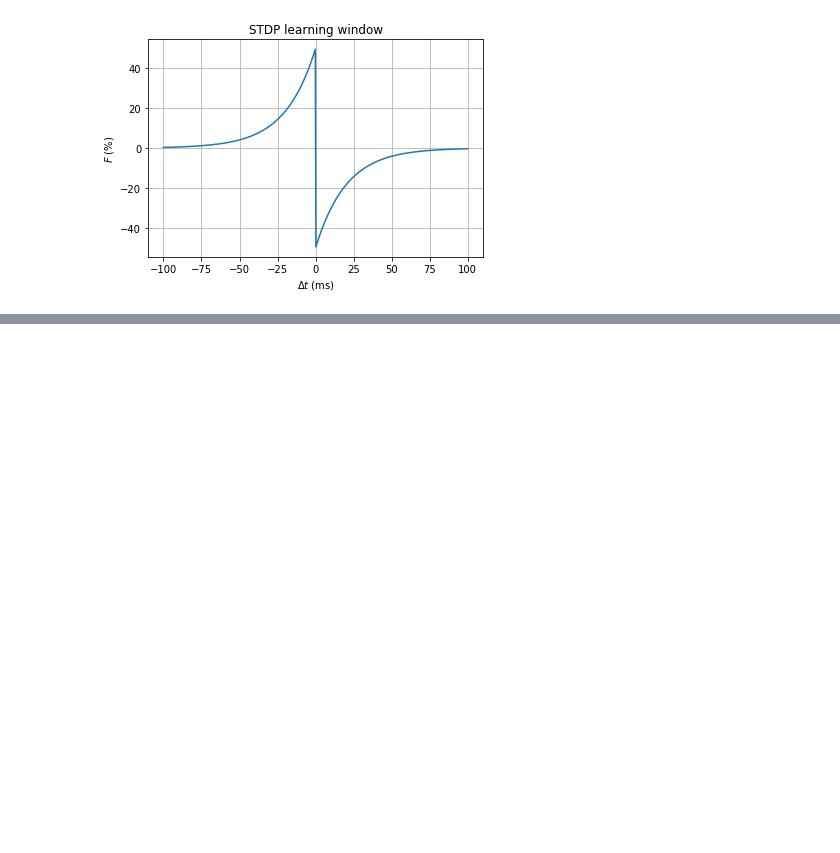
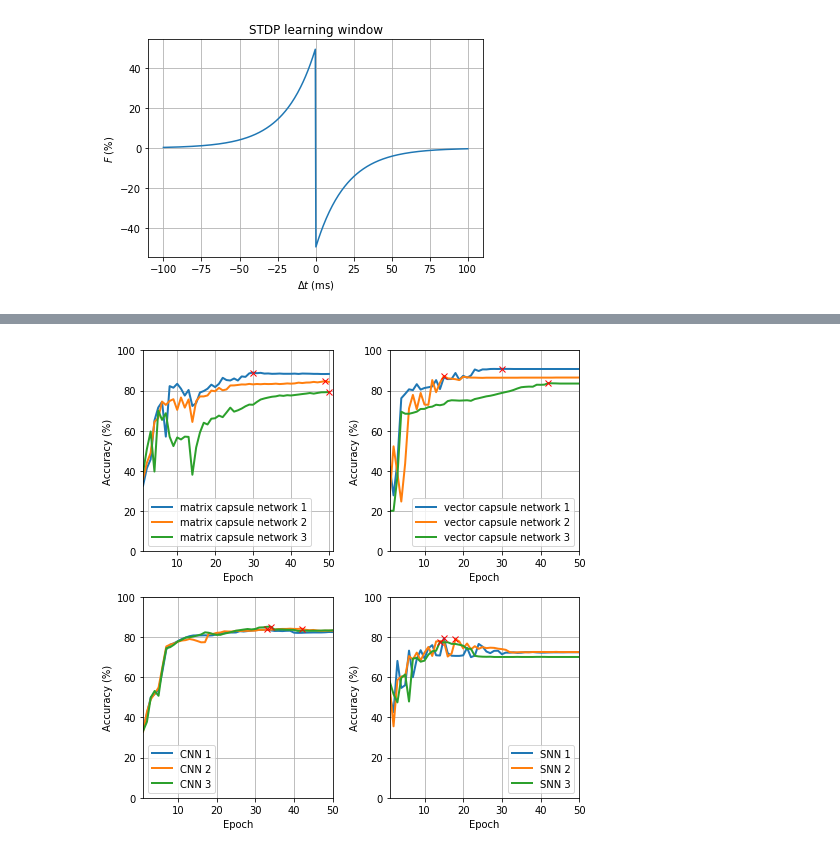
Before and after one commit to JeanElsner/thesis-illustrations, a Jupyter notebook: plots.ipynb, the cells around one changed output, grey strips where cells are left out. Cells and saved outputs as stored; diff of their text form; code cells hidden in the pictures; blank space fills up the shorter version.

```diff
--- a/plots.ipynb
+++ b/plots.ipynb
@@ -43,0 +58,90 @@ print(t[t <= 0])
+# %%
+import numpy as np
+import matplotlib.pyplot as plt
+import seaborn as sns
+import torch
+import os
+from sklearn.metrics import roc_curve, auc, confusion_matrix
+%matplotlib inline
+base_path = '../Matrix-Capsules-EM-PyTorch/results/'
+cnn_curve1 = torch.load(os.path.join(base_path,'cnn_learning_curve1.pt'))
+cnn_curve2 = torch.load(os.path.join(base_path,'cnn_learning_curve2.pt'))
+cnn_curve3 = torch.load(os.path.join(base_path,'cnn_learning_curve3.pt'))
+vector_curve1 = torch.load(os.path.join(base_path,'vector_learning_curve1.pt'))
+vector_curve2 = torch.load(os.path.join(base_path,'vector_learning_curve2.pt'))
+vector_curve3 = torch.load(os.path.join(base_path,'vector_learning_curve3.pt'))
+matrix_curve1 = torch.load(os.path.join(base_path, 'matrix_learning_curve1.pt'))
+matrix_curve2 = torch.load(os.path.join(base_path, 'matrix_learning_curve2.pt'))
+matrix_curve3 = torch.load(os.path.join(base_path, 'matrix_learning_curve3.pt'))
+snn_curve1 = torch.load(os.path.join(base_path, 'snn_learning_curve1.pt'))
+snn_curve2 = torch.load(os.path.join(base_path, 'snn_learning_curve2.pt'))
+snn_curve3 = torch.load(os.path.join(base_path, 'snn_learning_curve3.pt'))
+
+matrix_max = (np.argmax(matrix_curve1[1]),np.argmax(matrix_curve2[1]),np.argmax(matrix_curve3[1]))
+vector_max = (np.argmax(vector_curve1[1]),np.argmax(vector_curve2[1]),np.argmax(vector_curve3[1]))
+cnn_max = (np.argmax(cnn_curve1[1]),np.argmax(cnn_curve2[1]),np.argmax(cnn_curve3[1]))
+snn_max = (np.argmax(snn_curve1), np.argmax(snn_curve2), np.argmax(snn_curve3))
+
+print(matrix_max,vector_max,cnn_max,snn_max)
+
+plt.figure(figsize=(7,7))
+# Plotting cnn
+plt.subplot(223)
+plt.plot(range(1,51), cnn_curve1[1], lw=2, label='CNN 1')
+plt.plot(range(1,51), cnn_curve2[1], lw=2, label='CNN 2')
+plt.plot(range(1,51), cnn_curve3[1], lw=2, label='CNN 3')
+plt.plot(cnn_max[0]+1, cnn_curve1[1][cnn_max[0]], 'rx')
+plt.plot(cnn_max[1]+1, cnn_curve2[1][cnn_max[1]], 'rx')
+plt.plot(cnn_max[2]+1, cnn_curve3[1][cnn_max[2]], 'rx')
+plt.grid()
+plt.legend()
+plt.xlim([1,50])
+plt.ylim([0,100])
+plt.xlabel('Epoch')
+plt.ylabel('Accuracy (%)')
+# Plotting matrix capsules
+plt.subplot(221)
+plt.plot(range(1,51), matrix_curve2[1], lw=2, label='matrix capsule network 1')
+plt.plot(range(1,51), matrix_curve3[1], lw=2, label='matrix capsule network 2')
+plt.plot(range(1,51), matrix_curve1[1], lw=2, label='matrix capsule network 3')
+plt.plot(matrix_max[0]+1, matrix_curve1[1][matrix_max[0]], 'rx')
+plt.plot(matrix_max[1]+1, matrix_curve2[1][matrix_max[1]], 'rx')
+plt.plot(matrix_max[2]+1, matrix_curve3[1][matrix_max[2]], 'rx')
+plt.grid()
+plt.legend()
+plt.xlim([1,51])
+plt.ylim([0,100])
+plt.xlabel('Epoch')
+plt.ylabel('Accuracy (%)')
+# Plotting vector capsules
+plt.subplot(222)
+plt.plot(range(1,51), vector_curve3[1], lw=2, label='vector capsule network 1')
+plt.plot(range(1,51), vector_curve2[1], lw=2, label='vector capsule network 2')
+plt.plot(range(1,51), vector_curve1[1], lw=2, label='vector capsule network 3')
+plt.plot(vector_max[0]+1, vector_curve1[1][vector_max[0]], 'rx')
+plt.plot(vector_max[1]+1, vector_curve2[1][vector_max[1]], 'rx')
+plt.plot(vector_max[2]+1, vector_curve3[1][vector_max[2]], 'rx')
+plt.grid()
+plt.legend()
+plt.xlim([1,50])
+plt.ylim([0,100])
+plt.xlabel('Epoch')
+plt.ylabel('Accuracy (%)')
+# Plotting snn
+plt.subplot(224)
+plt.plot(range(1,51), snn_curve1, lw=2, label='SNN 1')
+plt.plot(range(1,51), snn_curve2, lw=2, label='SNN 2')
+plt.plot(range(1,51), snn_curve3, lw=2, label='SNN 3')
+plt.plot(snn_max[0]+1, snn_curve1[snn_max[0]], 'rx')
+plt.plot(snn_max[1]+1, snn_curve2[snn_max[1]], 'rx')
+plt.plot(snn_max[2]+1, snn_curve3[snn_max[2]], 'rx')
+plt.grid()
+plt.legend()
+plt.xlim([1,50])
+plt.ylim([0,100])
+plt.xlabel('Epoch')
+plt.ylabel('Accuracy (%)')
+plt.legend(loc="lower right")
+plt.tight_layout()
+plt.savefig('learning_curves.pdf')
+# %% [output]
@@ -43,0 +149 @@ print(t[t <= 0])
+[figure, added]
```
Also changed, not shown: parts of 5 cells of this notebook, 7 other files.
